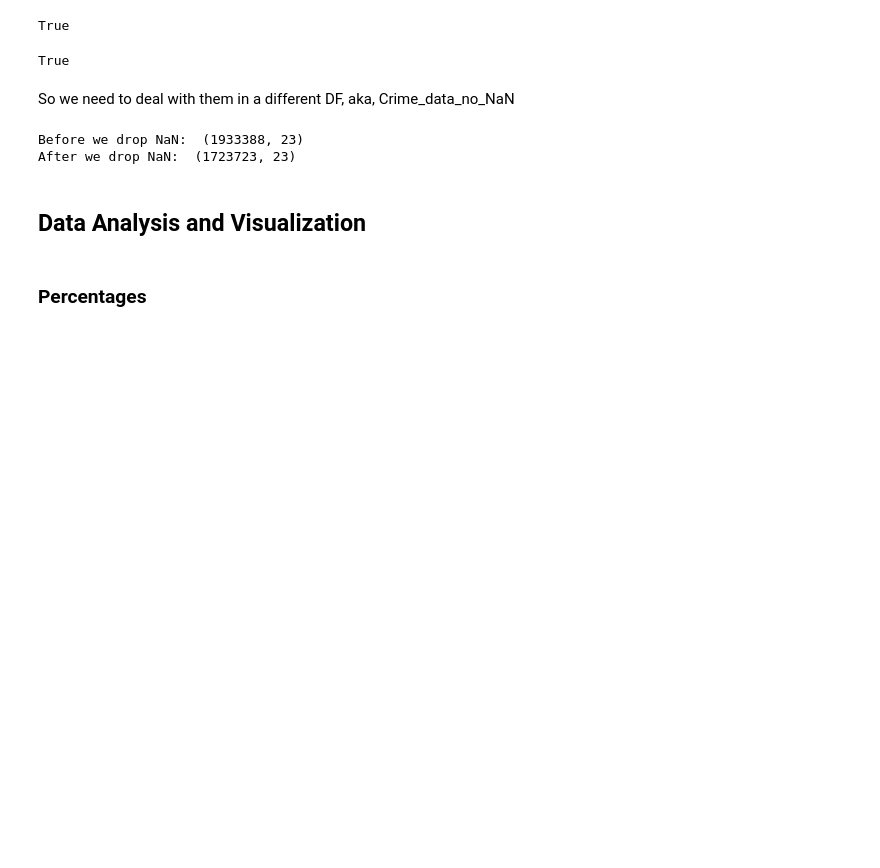
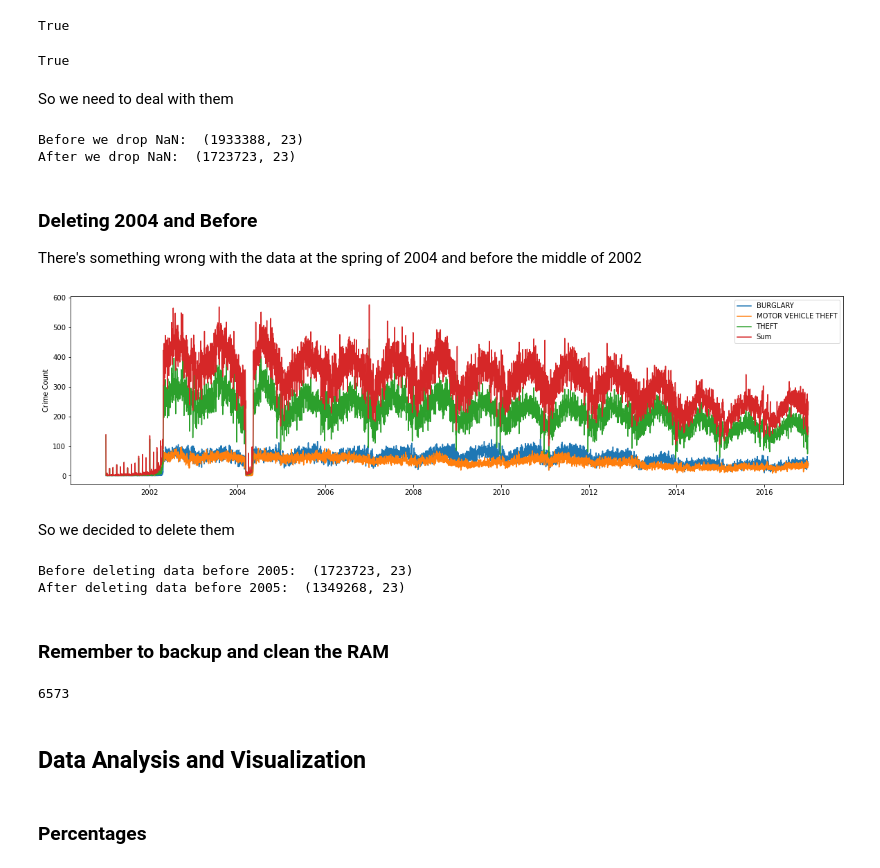
Before and after one commit to AngeloHYang/Crimes-in-Chicago, a Jupyter notebook: Code/Chicago Crime Theft Data Analysis.ipynb, the cells around one changed output. Cells and saved outputs as stored; diff of their text form; code cells hidden in the pictures; blank space fills up the shorter version.

```diff
--- a/Code/Chicago Crime Theft Data Analysis.ipynb
+++ b/Code/Chicago Crime Theft Data Analysis.ipynb
@@ -269,5 +269,5 @@ np.any(df['Y Coordinate'] == 0)
 # %% [output]
 True
 # %% [markdown]
-So we need to deal with them in a different DF, aka, Crime_data_no_NaN
+So we need to deal with them
 # %%
@@ -279,6 +279,40 @@ print("After we drop NaN: ", Crime_data_no_NaN.shape)
 # %% [output]
 Before we drop NaN:  (1933388, 23)
 After we drop NaN:  (1723723, 23)
+# %% [markdown]
+### Deleting 2004 and Before
+
+There's something wrong with the data at the spring of 2004 and before the middle of 2002
+# %%
+EachCountByDay = pd.crosstab(Crime_data['Date'].dt.floor('d'), Crime_data['Primary Type'])
+sumOfEachDay = EachCountByDay.sum(axis=1)
+percentagePerDay = EachCountByDay.div(sumOfEachDay, axis=0)
+plt.figure(figsize=(20, 5))
+plt.plot(EachCountByDay)
+plt.plot(sumOfEachDay)
+plt.ylabel('Crime Count')
+plt.legend(['BURGLARY', 'MOTOR VEHICLE THEFT', 'THEFT', 'Sum'])
+plt.show()
+# %% [output]
+[figure, added]
+# %% [markdown]
+So we decided to delete them
+# %%
+theBeginningOf2005 = datetime(2005, 1, 1)
+print("Before deleting data before 2005: ", Crime_data.shape)
+Crime_data.drop(df[df['Date'] < theBeginningOf2005].index, inplace=True, axis=0)
+df = pd.DataFrame(Crime_data)
+print("After deleting data before 2005: ", Crime_data.shape)
+# %% [output]
+Before deleting data before 2005:  (1723723, 23)
+After deleting data before 2005:  (1349268, 23)
+# %% [markdown]
+### Remember to backup and clean the RAM
+# %%
+Crime_Data_backup = Crime_data.copy()
+gc.collect()
+# %% [output]
+6573
 # %% [markdown]
 ## Data Analysis and Visualization
 # %% [markdown]
```
Also changed, not shown: parts of 23 cells of this notebook, 3 other files.
